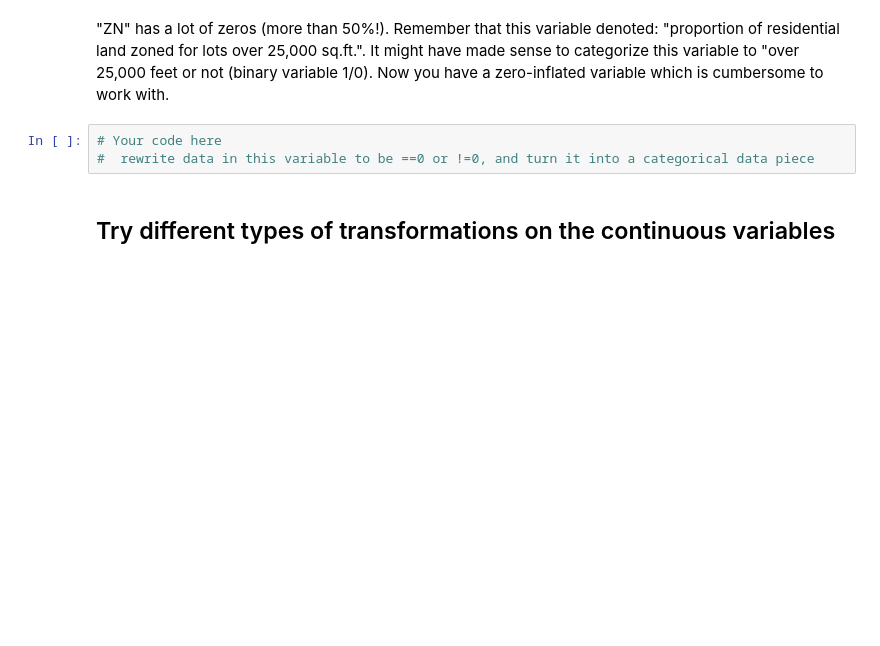
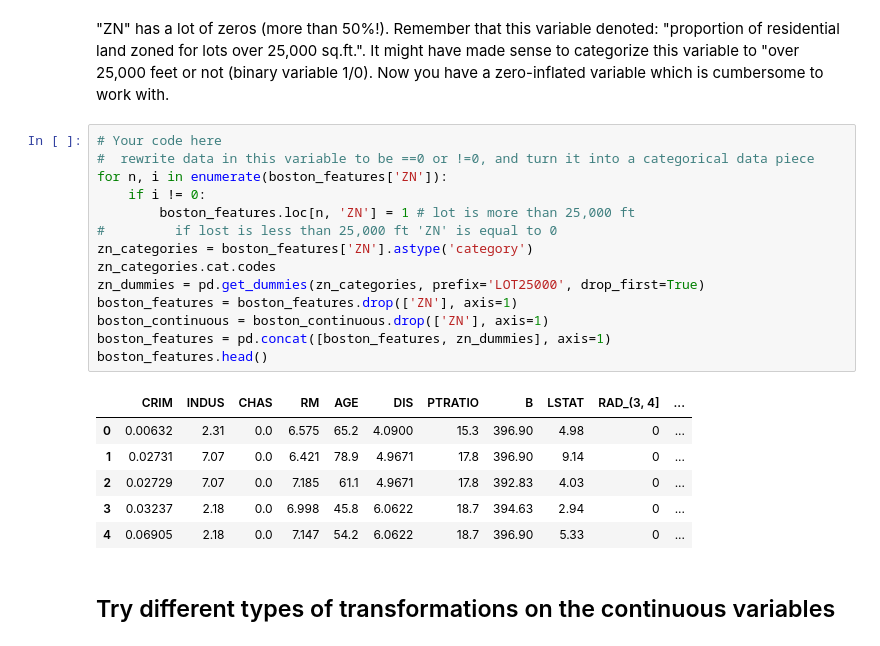
Before and after one commit to eannefawcett/dsc-feature-scaling-and-normalization-lab-online-ds-pt-081219, a Jupyter notebook: index.ipynb, the cells around one changed output. Cells and saved outputs as stored; diff of their text form; blank space fills up the shorter version.

```diff
--- a/index.ipynb
+++ b/index.ipynb
@@ -68,8 +68,26 @@ boston_continuous.hist(figsize=(20,20));
 # %% [markdown]
 "ZN" has a lot of zeros (more than 50%!). Remember that this variable denoted: "proportion of residential land zoned for lots over 25,000 sq.ft.". It might have made sense to categorize this variable to "over 25,000 feet or not (binary variable 1/0). Now you have a zero-inflated variable which is cumbersome to work with.
-# %%
-# Your code here
-#  rewrite data in this variable to be ==0 or !=0, and turn it into a categorical data piece
+# %%
+# Your code here
+#  rewrite data in this variable to be ==0 or !=0, and turn it into a categorical data piece
+for n, i in enumerate(boston_features['ZN']):
+    if i != 0:
+        boston_features.loc[n, 'ZN'] = 1 # lot is more than 25,000 ft
+#         if lost is less than 25,000 ft 'ZN' is equal to 0
+zn_categories = boston_features['ZN'].astype('category')
+zn_categories.cat.codes
+zn_dummies = pd.get_dummies(zn_categories, prefix='LOT25000', drop_first=True)
+boston_features = boston_features.drop(['ZN'], axis=1)
+boston_continuous = boston_continuous.drop(['ZN'], axis=1)
+boston_features = pd.concat([boston_features, zn_dummies], axis=1)
+boston_features.head()
+# %% [output]
+|  | CRIM | INDUS | CHAS | RM | AGE | DIS | PTRATIO | B | LSTAT | RAD_(3, 4] | ... |
+| 0 | 0.00632 | 2.31 | 0.0 | 6.575 | 65.2 | 4.0900 | 15.3 | 396.90 | 4.98 | 0 | ... |
+| 1 | 0.02731 | 7.07 | 0.0 | 6.421 | 78.9 | 4.9671 | 17.8 | 396.90 | 9.14 | 0 | ... |
+| 2 | 0.02729 | 7.07 | 0.0 | 7.185 | 61.1 | 4.9671 | 17.8 | 392.83 | 4.03 | 0 | ... |
+| 3 | 0.03237 | 2.18 | 0.0 | 6.998 | 45.8 | 6.0622 | 18.7 | 394.63 | 2.94 | 0 | ... |
+| 4 | 0.06905 | 2.18 | 0.0 | 7.147 | 54.2 | 6.0622 | 18.7 | 396.90 | 5.33 | 0 | ... |
 # %% [markdown]
 ## Try different types of transformations on the continuous variables
 # %% [markdown]
```
Also changed, not shown: parts of 4 cells of this notebook.
